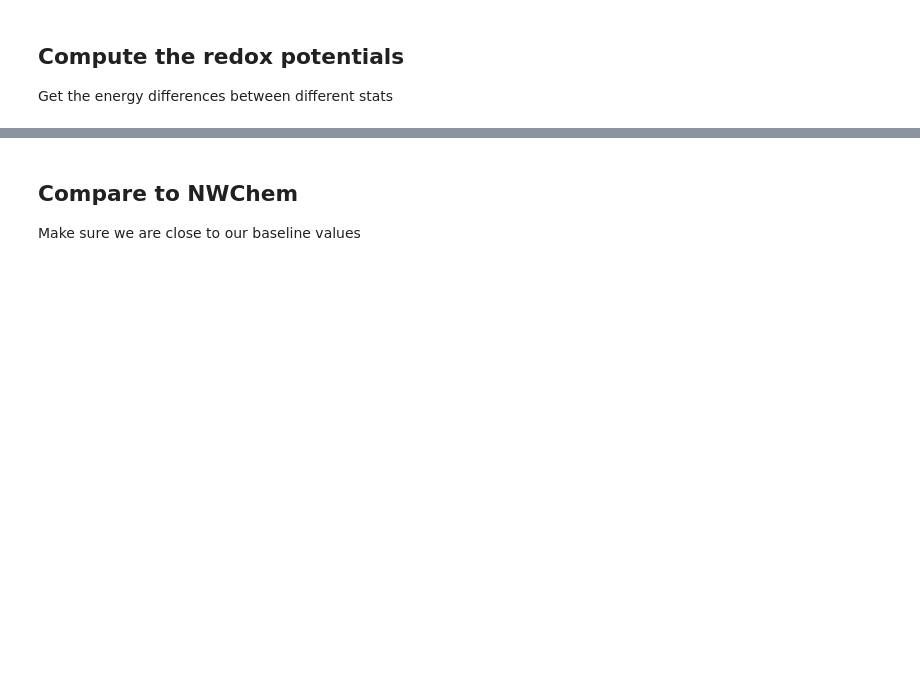
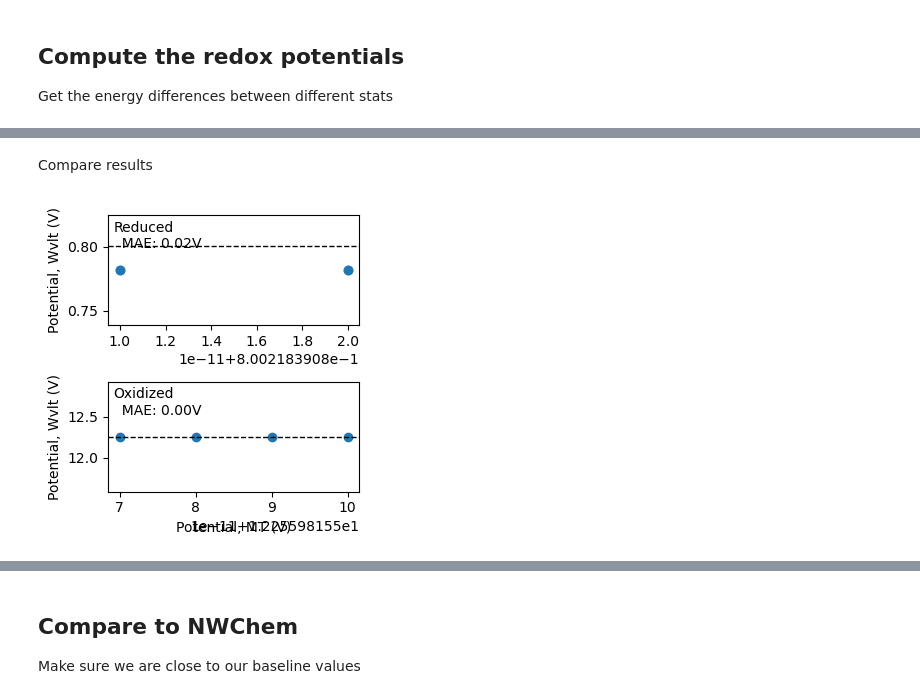
Before and after one commit to exalearn/quantum-chemistry-on-polaris, a Jupyter notebook: cp2k/compare-redox-potentials.ipynb, the cells around one changed output, grey strips where cells are left out. Saved outputs shown, nothing was run; the diff lists cells and outputs as text; code cells hidden in the pictures; blank space fills up the shorter version.

```diff
--- a/cp2k/compare-redox-potentials.ipynb
+++ b/cp2k/compare-redox-potentials.ipynb
@@ -82,0 +63,10 @@ records.groupby(['inchi_key', 'state', 'basis_set'])['runtime'].describe()
+# %%
+mt_params = {'solver': 'mt', 'cutoff': 500, 'basis_set': 'AUG-DZVP-GTH'}
+wavelet_params = {'solver': 'wavelet', 'cutoff': 500, 'basis_set': 'AUG-DZVP-GTH'}
+# %%
+mt_records = records.copy()
+for k, v in mt_params.items():
+    mt_records = mt_records[mt_records[k] == v]
+assert len(mt_records.level_id.value_counts()) == 1
+print(f'Reduced to {len(mt_records)} results for MT')
+mt_records.head(2)
@@ -82,0 +78,7 @@ records.groupby(['inchi_key', 'state', 'basis_set'])['runtime'].describe()
+# %%
+wavelet_records = records.copy()
+for k, v in wavelet_params.items():
+    wavelet_records = wavelet_records[wavelet_records[k] == v]
+assert len(wavelet_records.level_id.value_counts()) == 1
+print(f'Reduced to {len(wavelet_records)} results for wavelet')
+wavelet_records.head(2)
@@ -82,0 +90,29 @@ records.groupby(['inchi_key', 'state', 'basis_set'])['runtime'].describe()
+# %% [markdown]
+Compare results
+# %%
+merged = mt_records.merge(wavelet_records, on=('inchi_key', 'state', 'basis_set', 'xc', 'n_electrons'))
+n_basis = len(mt_records.basis_set.value_counts())
+# %%
+fig, axs = plt.subplots(2, n_basis, figsize=(3.5, 3.5))
+
+for ax, (gid, group) in zip(axs[:, None].T, merged.groupby('basis_set')):
+
+    for a, s in zip(ax, ['reduced', 'oxidized']):
+        subset = group.query(f'state=="{s}"')
+        a.scatter(subset['potential_x'], subset['potential_y'], label=s)
+        mae = (subset['potential_x'] - subset['potential_y']).abs().mean()
+
+        a.set_xlim(a.get_xlim())
+        a.set_ylim(a.get_ylim())
+
+        a.plot(a.get_xlim(), a.get_xlim(), 'k--', lw=1)
+
+        a.set_ylabel('Potential, Wvlt (V)')
+
+        a.text(0.02, 0.95, s.capitalize() + f'\n  MAE: {mae:.2f}V', ha='left', va='top', transform=a.transAxes)
+
+    ax[-1].set_xlabel('Potential, MT (V)')
+
+fig.tight_layout()
+# %% [output]
+[figure, added]
```
Also changed, not shown: parts of 29 cells of this notebook, 3 other files.
